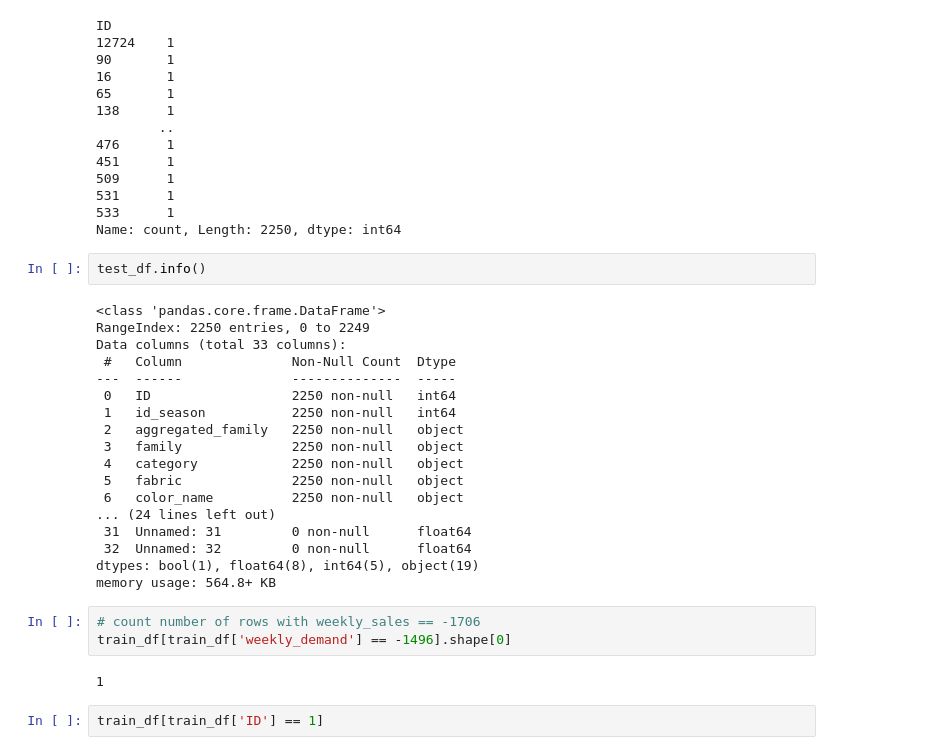
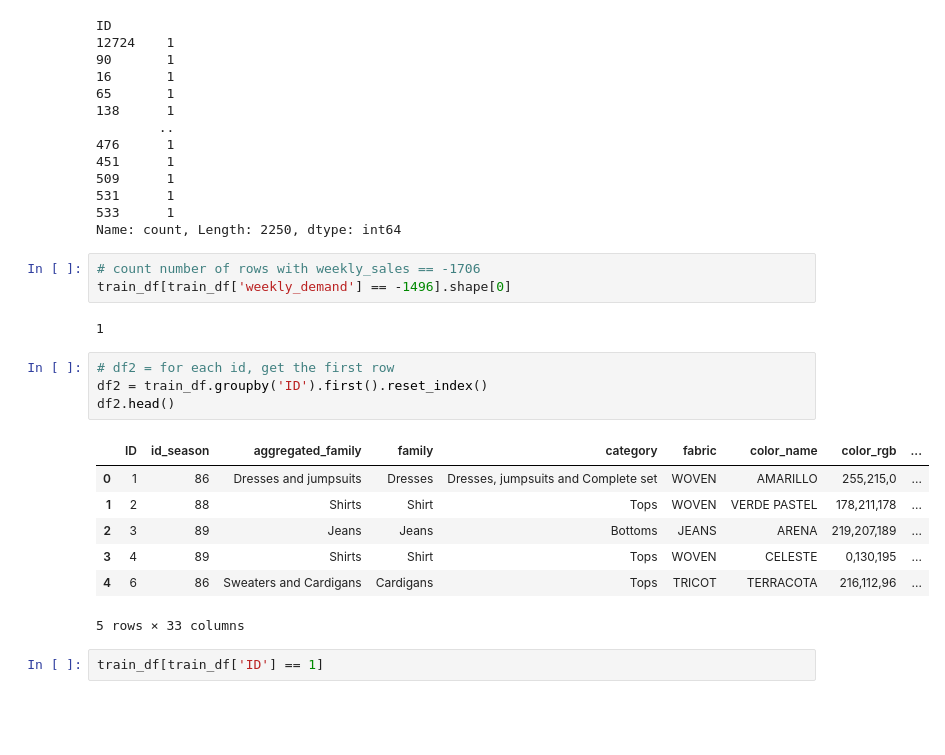
Before and after one commit to mustaphouni04/MANGO-Datathon-2025, a Jupyter notebook: notebooks/01_eda.ipynb, the cells around one changed output. Drawn from its saved outputs; the diff is of its cells as text; blank space fills up the shorter version.

```diff
--- a/notebooks/01_eda.ipynb
+++ b/notebooks/01_eda.ipynb
@@ -29,31 +29,23 @@ ID
 531      1
 533      1
 Name: count, Length: 2250, dtype: int64
-# %%
-test_df.info()
-# %% [output]
-<class 'pandas.core.frame.DataFrame'>
-RangeIndex: 2250 entries, 0 to 2249
-Data columns (total 33 columns):
- #   Column              Non-Null Count  Dtype
----  ------              --------------  -----
- 0   ID                  2250 non-null   int64
- 1   id_season           2250 non-null   int64
- 2   aggregated_family   2250 non-null   object
- 3   family              2250 non-null   object
- 4   category            2250 non-null   object
- 5   fabric              2250 non-null   object
- 6   color_name          2250 non-null   object
-... (24 lines left out)
- 31  Unnamed: 31         0 non-null      float64
- 32  Unnamed: 32         0 non-null      float64
-dtypes: bool(1), float64(8), int64(5), object(19)
-memory usage: 564.8+ KB
 # %%
 # count number of rows with weekly_sales == -1706
 train_df[train_df['weekly_demand'] == -1496].shape[0]
 # %% [output]
 1
+# %%
+# df2 = for each id, get the first row
+df2 = train_df.groupby('ID').first().reset_index()
+df2.head()
+# %% [output]
+|  | ID | id_season | aggregated_family | family | category | fabric | color_name | color_rgb | ... |
+| 0 | 1 | 86 | Dresses and jumpsuits | Dresses | Dresses, jumpsuits and Complete set | WOVEN | AMARILLO | 255,215,0 | ... |
+| 1 | 2 | 88 | Shirts | Shirt | Tops | WOVEN | VERDE PASTEL | 178,211,178 | ... |
+| 2 | 3 | 89 | Jeans | Jeans | Bottoms | JEANS | ARENA | 219,207,189 | ... |
+| 3 | 4 | 89 | Shirts | Shirt | Tops | WOVEN | CELESTE | 0,130,195 | ... |
+| 4 | 6 | 86 | Sweaters and Cardigans | Cardigans | Tops | TRICOT | TERRACOTA | 216,112,96 | ... |
+5 rows × 33 columns
 # %%
 train_df[train_df['ID'] == 1]
 # %% [output]
```
Also changed, not shown: parts of 9 cells of this notebook, 44 other files.
